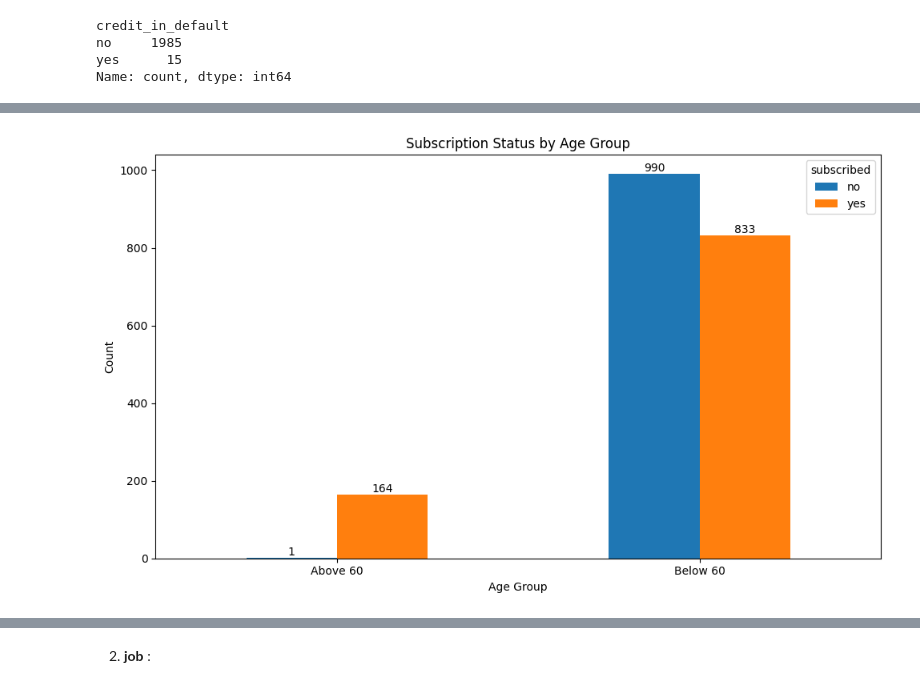
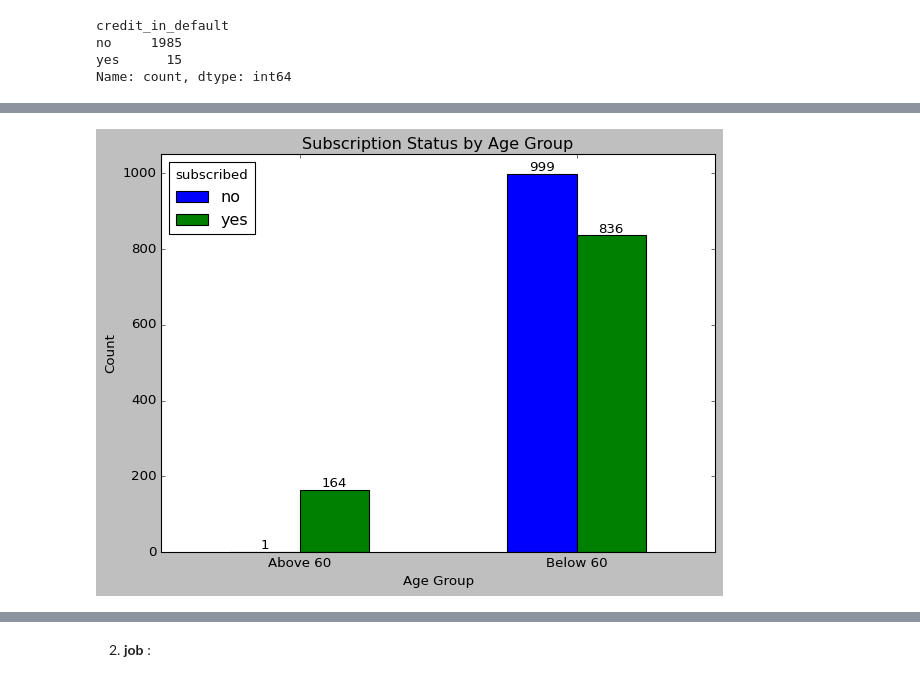
Before and after one commit to sean-meade/DA_Etivity_1, a Jupyter notebook: etivity1.ipynb, the cells around one changed output, grey strips where cells are left out. Drawn from its saved outputs; the diff is of its cells as text; code cells hidden in the pictures.

Commit message:
add graphs and summary and most of data manipulation

```diff
--- a/etivity1.ipynb
+++ b/etivity1.ipynb
@@ -14,3 +11,6 @@ ID: 10128921
 # %%
+# Set stylesheet for plots
+plt.style.use('classic')
+
 # Expand default number of rows printed for Pandas
 pd.options.display.max_rows = 600
@@ -293,0 +267,2 @@ Number of non-subscribers with no credit in default: 986/1000
+# %%
+df_plot = df.copy()
@@ -294,25 +312,23 @@ Number of non-subscribers with no credit in default: 986/1000
 # %%
-# Filter out 0 and NaN values
-filtered_df = df[(df['age'] > 0) & (df['age'].notna()) & (df['subscribed'].notna())].copy()
-
 # Create age groups
-filtered_df['age_group'] = np.where(filtered_df['age'] > 60, 'Above 60', 'Below 60')
+df_plot['age_group'] = np.where(df_plot['age'] > 60, 'Above 60', 'Below 60')
 
 # Group by age group and subscription status, then count
-grouped = filtered_df.groupby(['age_group', 'subscribed']).size().unstack()
+grouped = df_plot.groupby(['age_group', 'subscribed']).size().unstack()
 
 # Plot
-ax = grouped.plot(kind='bar', figsize=(10, 6))
+ax = grouped.plot(kind='bar')
 plt.title('Subscription Status by Age Group')
 plt.xlabel('Age Group')
 plt.ylabel('Count')
+plt.ylim((0, 1050))
 plt.xticks(rotation=0)
 
 # Add numbers above each bar
 for container in ax.containers:
     ax.bar_label(container, fmt='%d')
 
 plt.tight_layout()
 plt.show()
 # %% [output]
-[figure, old version]
+[figure, new version]
```
Also changed, not shown: parts of 103 cells of this notebook.
